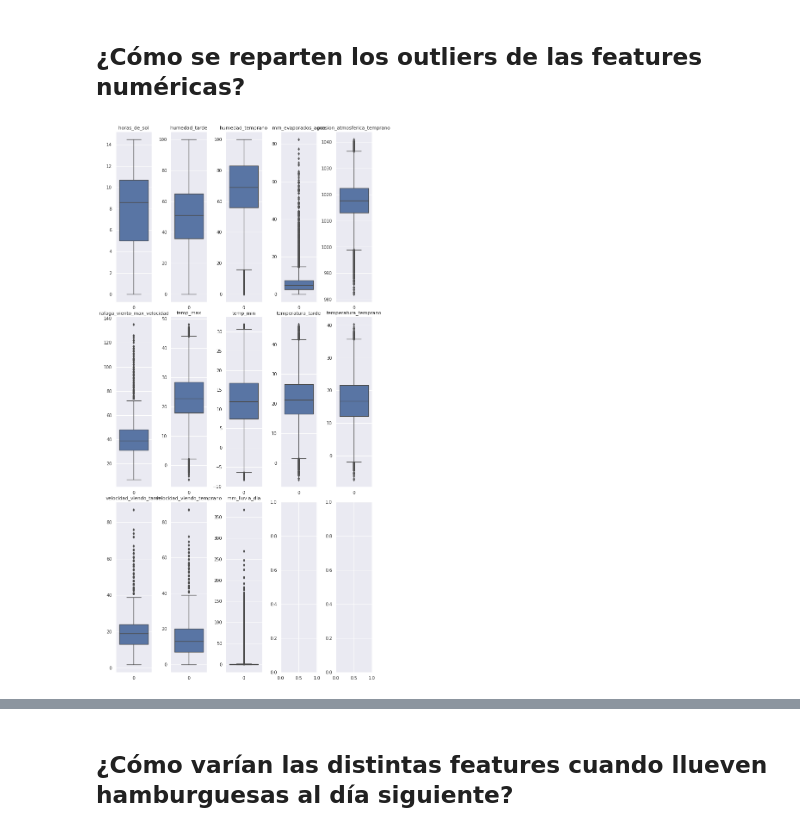
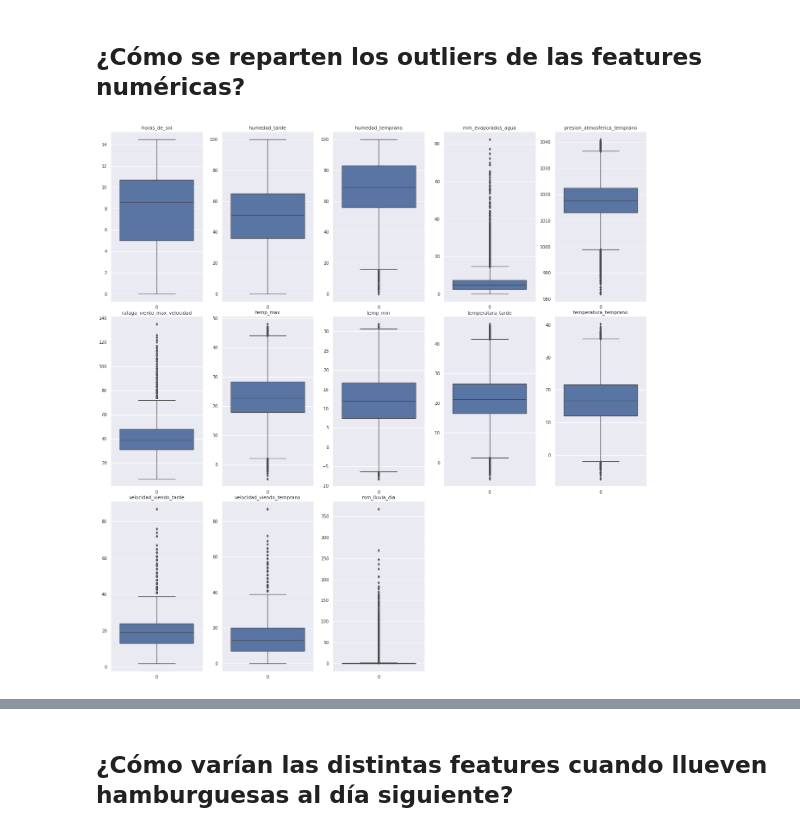
Before and after one commit to fdelu/orga-de-datos, a Jupyter notebook: TP1.ipynb, the cells around one changed output, grey strips where cells are left out. Cells and saved outputs as stored; diff of their text form; code cells hidden in the pictures.

```diff
--- a/TP1.ipynb
+++ b/TP1.ipynb
@@ -120,8 +120,8 @@ y = []
 
 features_ord = sorted(df.columns, key=lambda f : len(df[df[f].isna()]))
 for i in x:
-    df = df_original.loc[df_original[features_ord[:i]].dropna().index]
-    y.append((1 - len(df)/len(df_original))*100)
+    df_drop = df_original.loc[df_original[features_ord[:i]].dropna().index]
+    y.append((1 - len(df_drop)/len(df_original))*100)
 
 plt.figure(dpi=100)
 plt.ylabel("Porcentaje de filas dropeadas (%)")
@@ -180,23 +180,38 @@ Vamos a dejar los NaN de estas columnas como un valor posible más.
 # %% [markdown]
 ## ¿Cómo se reparten los outliers de las features numéricas?
 # %%
-features_num = ['horas_de_sol', 'humedad_tarde', 'humedad_temprano', 'mm_evaporados_agua', 'presion_atmosferica_temprano', 'rafaga_viento_max_velocidad', 'temp_max', 'temp_min', 'temperatura_tarde', 'temperatura_temprano', 'velocidad_viendo_tarde', 'velocidad_viendo_temprano', 'mm_lluvia_dia']
-fig, axs = plt.subplots((len(features_num) + 4)//5, 5, figsize=(10,20))
+features_num = [
+    'horas_de_sol',
+    'humedad_tarde',
+    'humedad_temprano',
+    'mm_evaporados_agua',
+    'presion_atmosferica_temprano',
+    'rafaga_viento_max_velocidad',
+    'temp_max',
+    'temp_min',
+    'temperatura_tarde',
+    'temperatura_temprano',
+    'velocidad_viendo_tarde',
+    'velocidad_viendo_temprano',
+    'mm_lluvia_dia'
+]
+
+fig, axs = plt.subplots((len(features_num) + 4)//5, 5, figsize=(20,20))
 fig.set_dpi(65)
 plt.tight_layout()
 
 for ax, feature in zip(axs.flat, features_num):
   ax.set_title(feature)
   sns.boxplot(
       data=df[feature],
       ax=ax,
-  ).set(
-      xlabel="",
-      ylabel=""
-  )
+  ).set(xlabel="", ylabel="")
+
+for ax in axs.flat[len(features_num):]:
+    ax.axis("off")
 plt.show()
 # %% [output]
-[figure, old version]
+[figure, new version]
 # %%
 df_graf = df[
     #(df.humedad_temprano > 18) &
```
Also changed, not shown: parts of 6 cells of this notebook.
